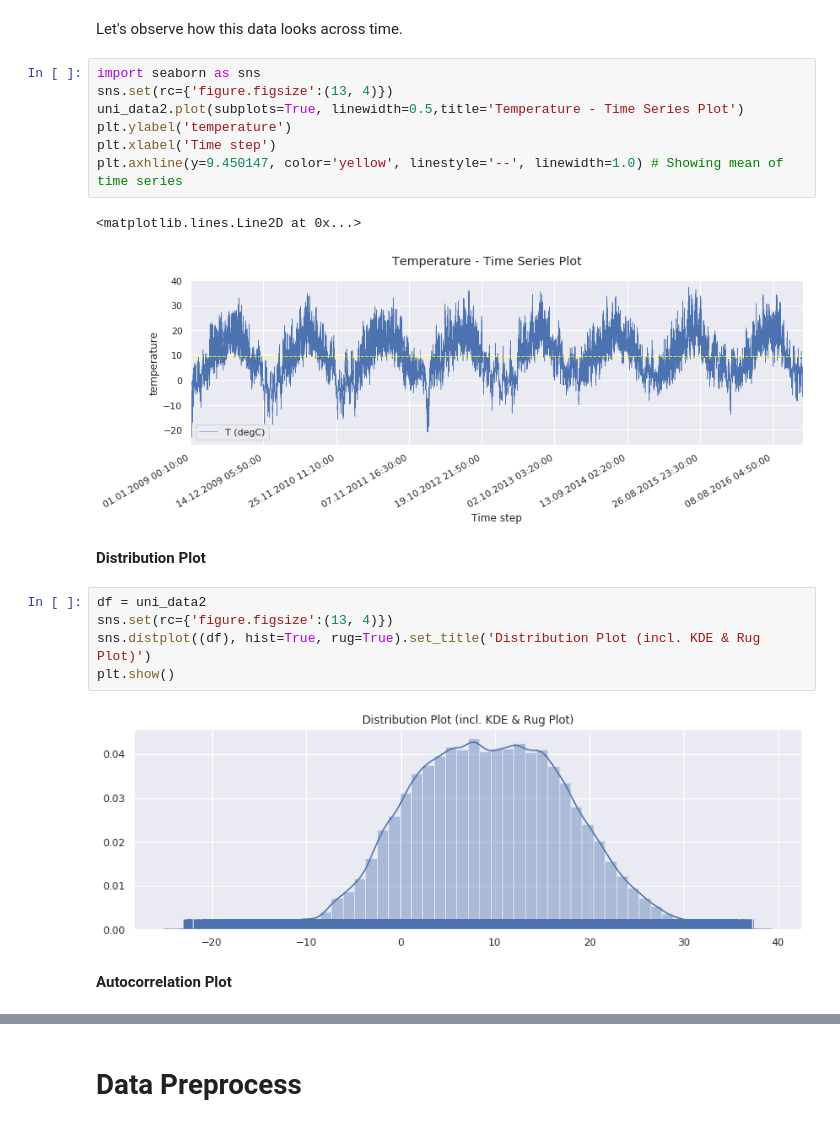
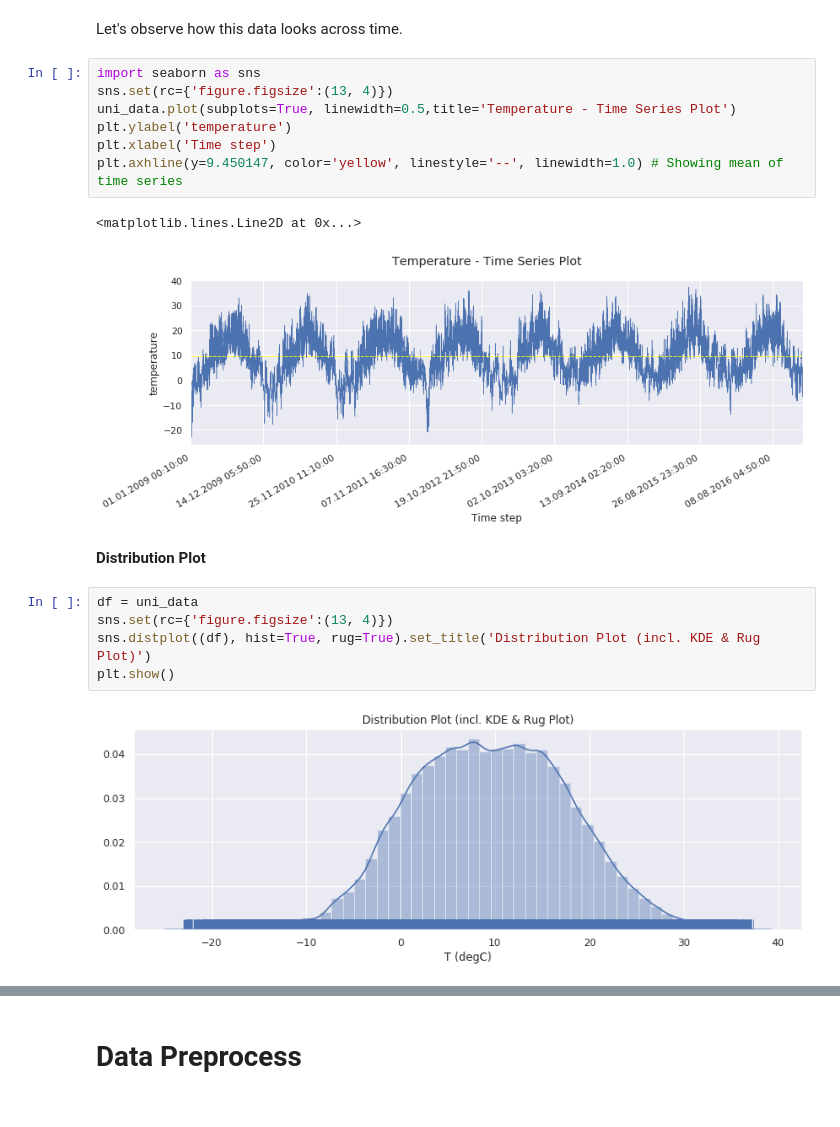
Before and after one commit to deltorobarba/sciences, a Jupyter notebook: lstm_univariate.ipynb, the cells around one changed output, grey strips where cells are left out. Saved outputs shown, nothing was run; the diff lists cells and outputs as text.

```diff
--- a/lstm_univariate.ipynb
+++ b/lstm_univariate.ipynb
@@ -100,21 +92,19 @@ Let's observe how this data looks across time.
 # %%
 import seaborn as sns
 sns.set(rc={'figure.figsize':(13, 4)})
-uni_data2.plot(subplots=True, linewidth=0.5,title='Temperature - Time Series Plot')
+uni_data.plot(subplots=True, linewidth=0.5,title='Temperature - Time Series Plot')
 plt.ylabel('temperature')
 plt.xlabel('Time step')
 plt.axhline(y=9.450147, color='yellow', linestyle='--', linewidth=1.0) # Showing mean of time series
 # %% [output]
 <matplotlib.lines.Line2D at 0x...>
-[figure, old version]
+[figure, new version]
 # %% [markdown]
 **Distribution Plot**
 # %%
-df = uni_data2
+df = uni_data
 sns.set(rc={'figure.figsize':(13, 4)})
 sns.distplot((df), hist=True, rug=True).set_title('Distribution Plot (incl. KDE & Rug Plot)')
 plt.show()
 # %% [output]
-[figure, old version]
+[figure, new version]
-# %% [markdown]
-**Autocorrelation Plot**
```
Also changed, not shown: parts of 6 cells of this notebook.
